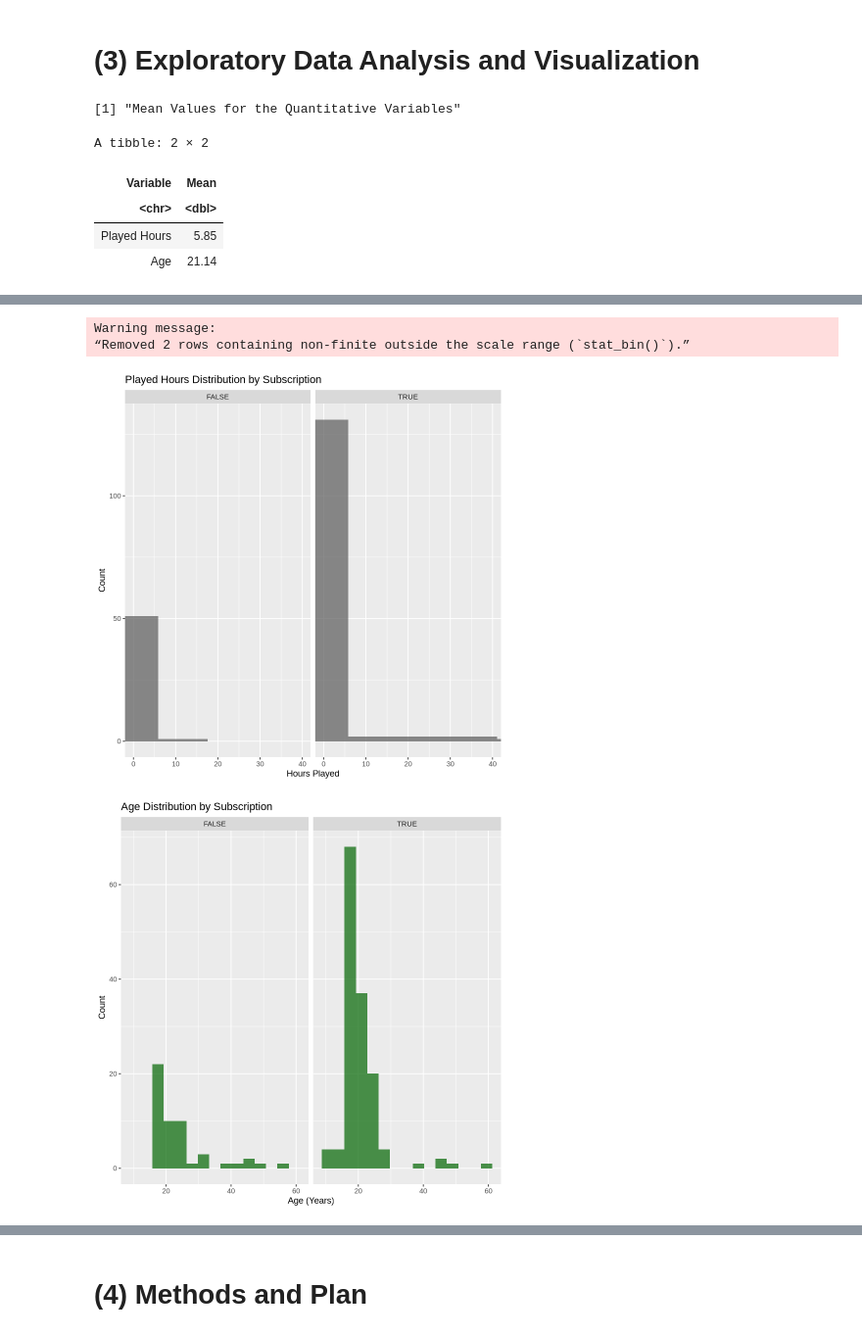
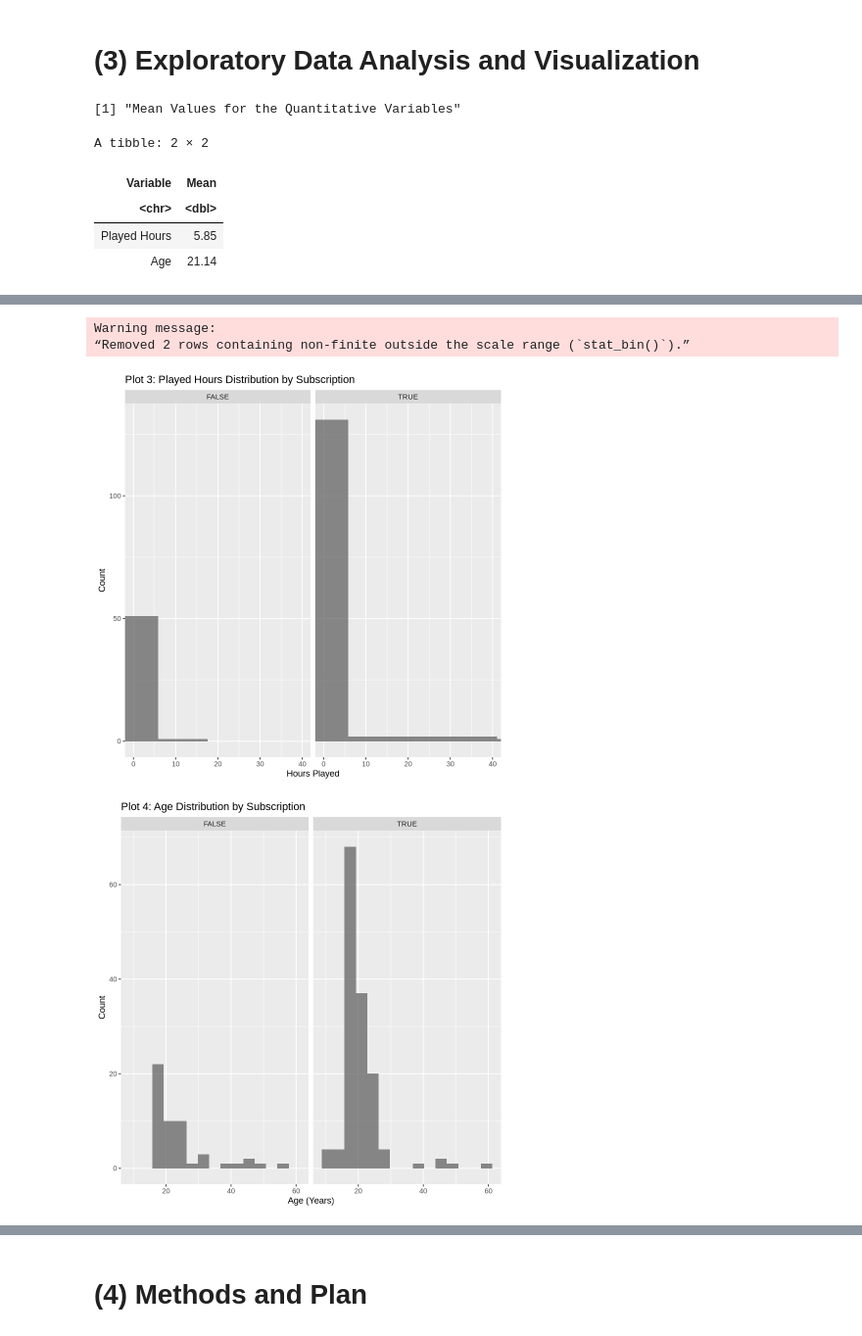
Before and after one commit to charlenetam/individual_project_planning_stage, a Jupyter notebook: charlene_individual_project_planning_stage.ipynb, the cells around one changed output, grey strips where cells are left out. Shown: that part at 98% size. Saved outputs shown, nothing was run; the diff lists cells and outputs as text; code cells hidden in the pictures.

Commit message:
Insights for plots

```diff
--- a/charlene_individual_project_planning_stage.ipynb
+++ b/charlene_individual_project_planning_stage.ipynb
@@ -102,7 +102,7 @@ mean_table
 plot_exp <- players |>
     ggplot(aes(x = experience, fill = subscribe)) +
     geom_bar(position = "fill") +
-    labs(title = "Subscription Proportion by Experience", x = "Experience", y = "Proportion", fill = "Subscribed") +
+    labs(title = "Plot 1: Subscription Proportion by Experience", x = "Experience", y = "Proportion", fill = "Subscribed") +
     scale_x_discrete(limits = c("Beginner", "Amateur", "Regular", "Veteran", "Pro")) +
     scale_fill_discrete(limits = c("TRUE", "FALSE"))
 plot_exp
@@ -110,7 +110,7 @@ plot_exp
 plot_gen <- players |>
     ggplot(aes(x = gender, fill = subscribe)) +
     geom_bar(position = "fill") +
-    labs(title = "Subscription Proportion by Gender", x = "Gender", y = "Proportion", fill = "Subscribed") +
+    labs(title = "Plot 2: Subscription Proportion by Gender", x = "Gender", y = "Proportion", fill = "Subscribed") +
     scale_fill_discrete(limits = c("TRUE", "FALSE"))
 plot_gen
 
@@ -118,15 +118,15 @@ plot_hours <- players |>
     ggplot(aes(x = played_hours)) +
     geom_histogram(bins = 20, alpha = 0.7) +
     facet_wrap(~ subscribe) +
-    labs(title = "Played Hours Distribution by Subscription", x = "Hours Played", y = "Count") +
+    labs(title = "Plot 3: Played Hours Distribution by Subscription", x = "Hours Played", y = "Count") +
     coord_cartesian(xlim = c(0, 40))
 plot_hours
 
 plot_age <- players |>
     ggplot(aes(x = Age)) +
-    geom_histogram(bins = 15, fill = "darkgreen", alpha = 0.7) +
+    geom_histogram(bins = 15, alpha = 0.7) +
     facet_wrap(~ subscribe) +
-    labs(title = "Age Distribution by Subscription", x = "Age (Years)", y = "Count")
+    labs(title = "Plot 4: Age Distribution by Subscription", x = "Age (Years)", y = "Count")
 plot_age
 # %% [output]
 [1] "Mean Values for the Quantitative Variables"
@@ -140,4 +140,4 @@ A tibble: 2 × 2
 Warning message:
 “Removed 2 rows containing non-finite outside the scale range (`stat_bin()`).”
-[figure, old version]
+[figure, new version]
-[figure, old version]
+[figure, new version]
```
Also changed, not shown: parts of 2 cells of this notebook.
